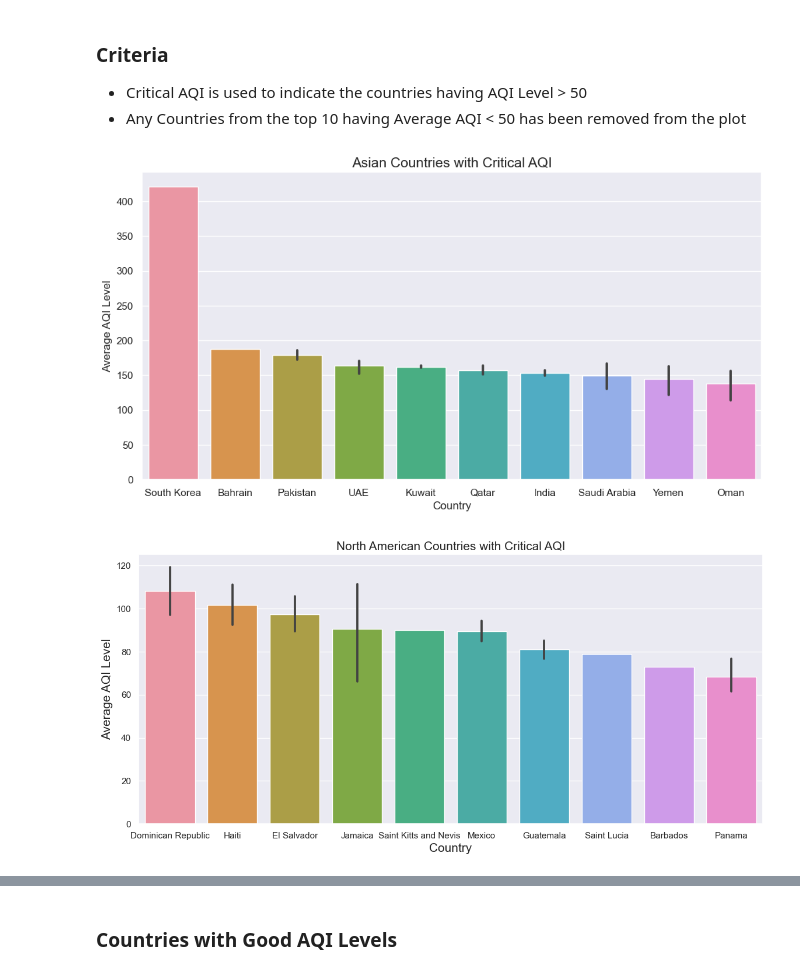
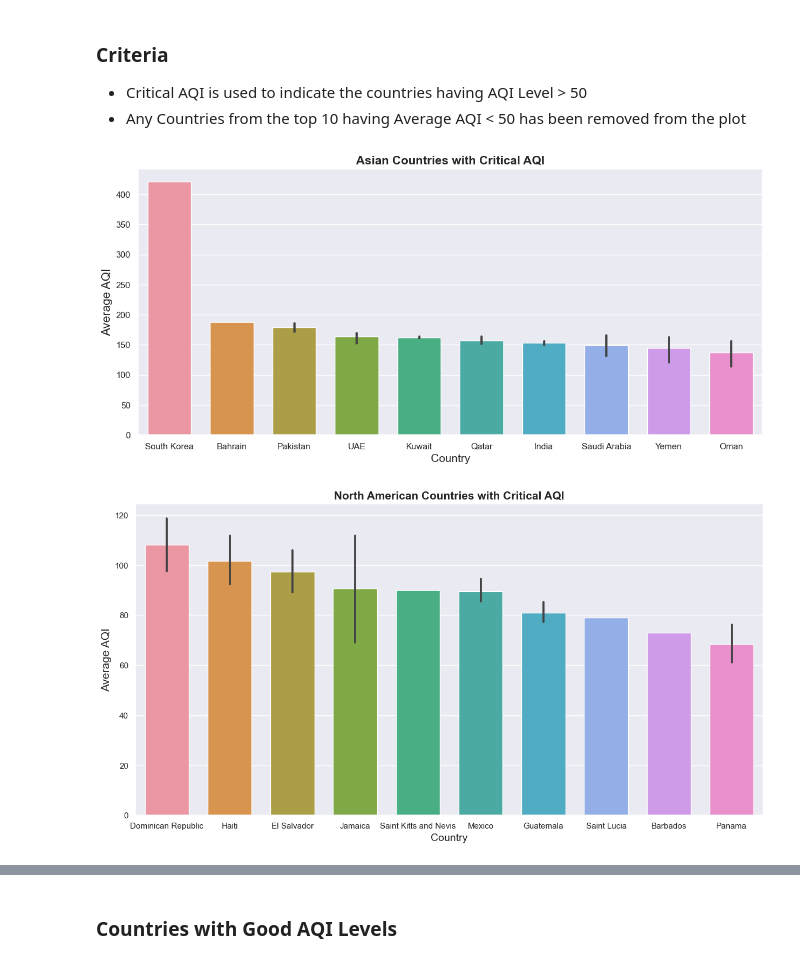
Before and after one commit to BSU04/Global-Air-Quality-Prediction, a Jupyter notebook: gap-eda.ipynb, the cells around one changed output, grey strips where cells are left out. Cells and saved outputs as stored; diff of their text form; code cells hidden in the pictures.

Commit message:
plot metrics adjusted

```diff
--- a/gap-eda.ipynb
+++ b/gap-eda.ipynb
@@ -728,6 +728,3 @@ gap["Country"].nunique()
 175
 # %% [markdown]
 ### Entries in Each Continent
-# %%
-sns.set(style="darkgrid")
-sns.set_palette("Set2")
@@ -781,0 +731,3 @@ plt.ylabel("Country",fontsize=13);
+# %%
+sns.set(style="darkgrid")
+sns.set_palette("Set3")
@@ -790,21 +790,21 @@ sns.set(style="darkgrid")
 sns.set_palette("Set2")
 # %%
 sort = asia.groupby(["Country"])["AQI Value"].agg('mean').sort_values(ascending=False).head(10).index
-plt.figure(figsize=(12,6))
-sns.barplot(x="Country", y="AQI Value", data=asia, order=sort)
-plt.title("Asian Countries with Critical AQI",fontsize = 15)
-plt.ylabel("Average AQI Level",fontsize=12);
-plt.xlabel("Country",fontsize=12);
+plt.figure(figsize=(14,6))
+sns.barplot(x="Country", y="AQI Value", data=asia, order=sort, width=0.7)
+plt.title("Asian Countries with Critical AQI",fontsize = 15,weight="bold")
+plt.ylabel("Average AQI",fontsize=15)
+plt.xlabel("Country",fontsize=14);
 # %% [output]
-[figure, old version]
+[figure, new version]
 # %%
 sort = north_america.groupby(["Country"])["AQI Value"].agg('mean').sort_values(ascending=False).head(10).index
-plt.figure(figsize=(13.8,6))
-sns.barplot(x="Country", y="AQI Value", data=north_america, order=sort)
-plt.title("North American Countries with Critical AQI",fontsize = 15)
-plt.ylabel("Average AQI Level",fontsize=15);
-plt.xlabel("Country",fontsize=15);
+plt.figure(figsize=(15,7.5))
+sns.barplot(x="Country", y="AQI Value", data=north_america, order=sort, width=0.7)
+plt.title("North American Countries with Critical AQI",fontsize = 15,weight="bold")
+plt.ylabel("Average AQI",fontsize=15)
+plt.xlabel("Country",fontsize=14);
 # %% [output]
-[figure, old version]
+[figure, new version]
 # %%
 sort = south_america.groupby(["Country"])["AQI Value"].agg('mean').sort_values(ascending=False).head(5).index
```
Also changed, not shown: parts of 43 cells of this notebook.
